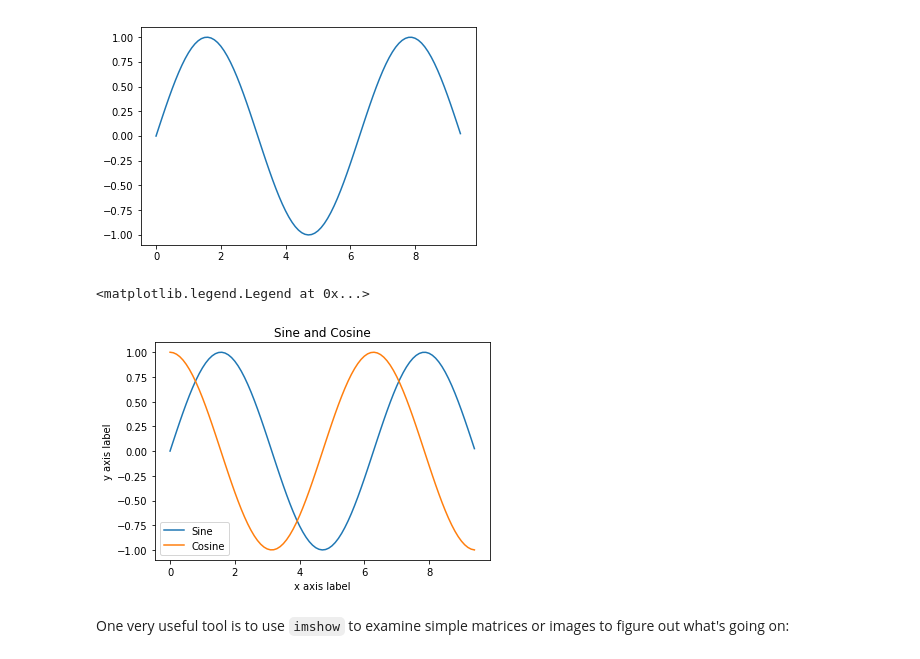
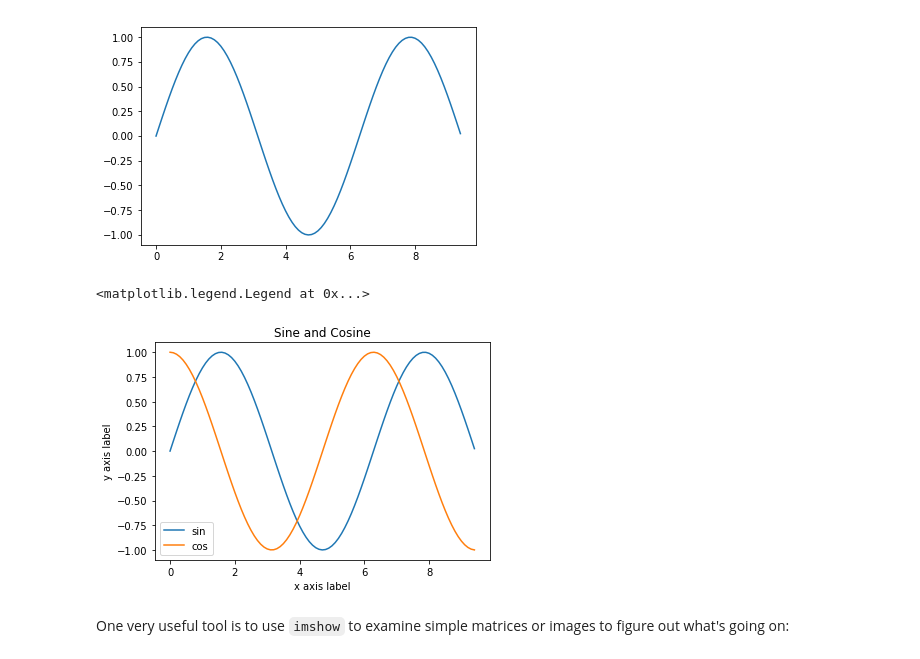
Before and after one commit to harvard-ml-courses/cs281-sections, a Jupyter notebook: 01/main.ipynb, the cells around one changed output. Cells and saved outputs as stored; diff of their text form; code cells hidden in the pictures.

```diff
--- a/01/main.ipynb
+++ b/01/main.ipynb
@@ -311,17 +342,17 @@ plt.plot(x, y)
 # %%
 y_sin = y
 y_cos = np.cos(x)
 
 # Plot the points using matplotlib
-plt.plot(x, y_sin)
-plt.plot(x, y_cos)
+plt.plot(x, y_sin, label='sin')
+plt.plot(x, y_cos, label='cos')
 plt.xlabel('x axis label')
 plt.ylabel('y axis label')
 plt.title('Sine and Cosine')
-plt.legend(['Sine', 'Cosine'])
+plt.legend()
 # %% [output]
 <matplotlib.legend.Legend at 0x...>
-[figure, old version]
+[figure, new version]
 # %% [markdown]
 One very useful tool is to use `imshow` to examine simple matrices or images to figure out what's going on:
 # %%
```
Also changed, not shown: parts of 41 cells of this notebook, 4 other files.
